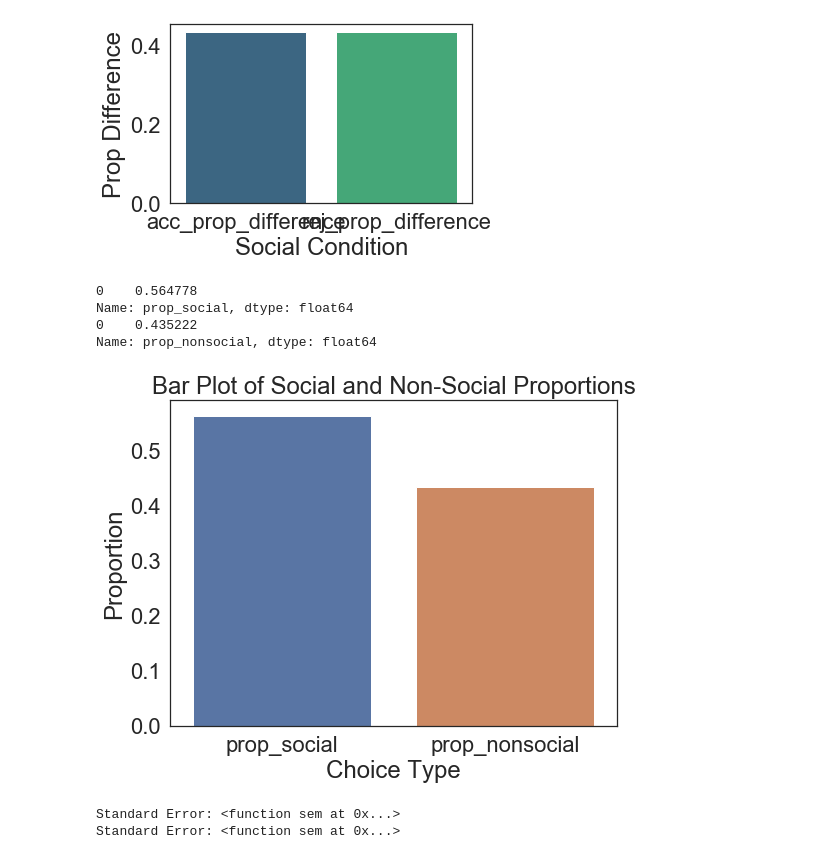
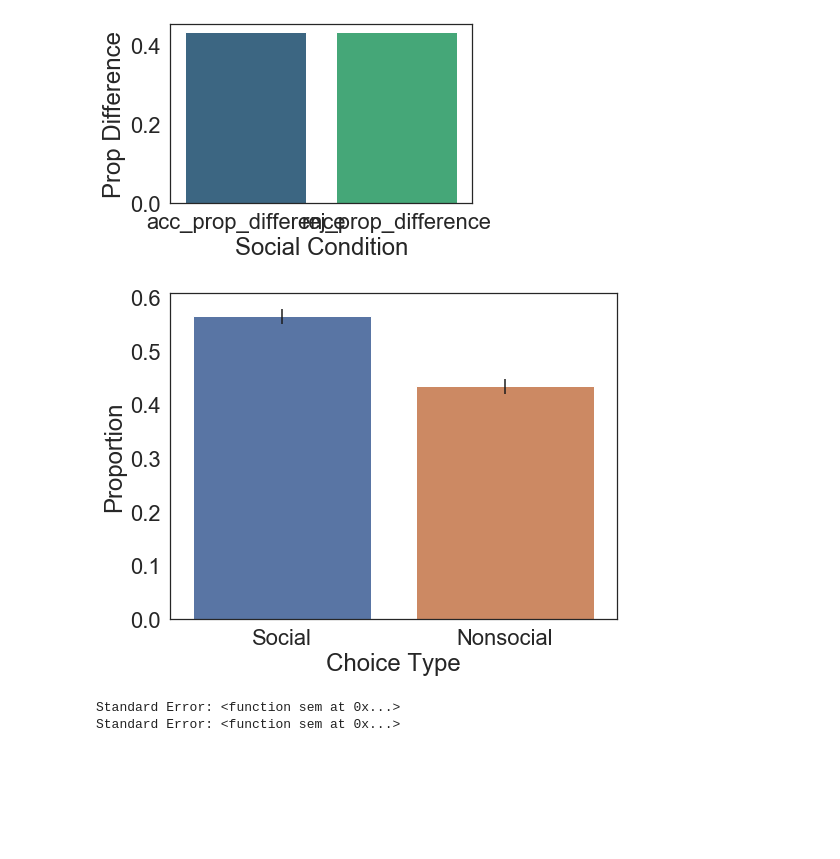
Before and after one commit to fareri-lab/WTP_Rejection_Choice_Pub, a Jupyter notebook: t_test_analyses.ipynb, the cells around one changed output. Cells and saved outputs as stored; diff of their text form; code cells hidden in the pictures; blank space fills up the shorter version.

```diff
--- a/t_test_analyses.ipynb
+++ b/t_test_analyses.ipynb
@@ -671,33 +685,36 @@ Name: acc_prop_difference, dtype: float64
 Name: rej_prop_difference, dtype: float64
 [figure]
 # %%
-overallprop = pd.DataFrame()
-overallprop['prop_social'] = [shortformdata['prop_socialchoice'].mean()]
-overallprop['prop_nonsocial'] = [shortformdata['prop_difference'].mean()]
+# Compute means
+prop_social_mean = rej['prop_socialchoice'].mean()
+prop_nonsocial_mean = rej['prop_difference'].mean()
 
-print(overallprop['prop_social'])
-print(overallprop['prop_nonsocial'])
+# Compute standard error of the mean (SEM)
+prop_social_sem = sem(rej['prop_socialchoice'], nan_policy='omit')  # Ignores NaN values
+prop_nonsocial_sem = sem(rej['prop_difference'], nan_policy='omit')
 
-
-# Melt the DataFrame to long format
-overallprop_melted = overallprop.melt(value_vars=['prop_social', 'prop_nonsocial'],
-                                      var_name='Choice Type', value_name='Proportion')
+# Create DataFrame
+overallprop = pd.DataFrame({
+    'Choice Type': ['Social', 'Nonsocial'],
+    'Proportion': [prop_social_mean, prop_nonsocial_mean],
+    'SEM': [prop_social_sem, prop_nonsocial_sem]  # Adding SEM column
+})
 
 # Plotting with Seaborn
 plt.figure(figsize=(8, 6))
-sns.barplot(data=overallprop_melted, x='Choice Type', y='Proportion', ci=sem)
+sns.barplot(data=overallprop, x='Choice Type', y='Proportion', yerr=overallprop['SEM'], capsize=0.2)
 
 # Customizing the plot
-plt.title('Bar Plot of Social and Non-Social Proportions')
+plt.title('')
 plt.xlabel('Choice Type')
 plt.ylabel('Proportion')
+
+plt.savefig("overallproportionchoicetype_plot.png", dpi=300, bbox_inches="tight")  # Save as PNG with high resolution
+
+# Show plot
 plt.show()
 # %% [output]
-0    0.564778
-Name: prop_social, dtype: float64
-0    0.435222
-Name: prop_nonsocial, dtype: float64
-[figure, old version]
+[figure, new version]
 # %%
 sem_propsocial = np.std(rej['prop_socialchoice'], ddof=98) / np.sqrt(len(rej['prop_socialchoice']))  # ddof=1 for sample standard deviation
 print("Standard Error:", sem)
```
Also changed, not shown: parts of 9 cells of this notebook, 8 other files.
